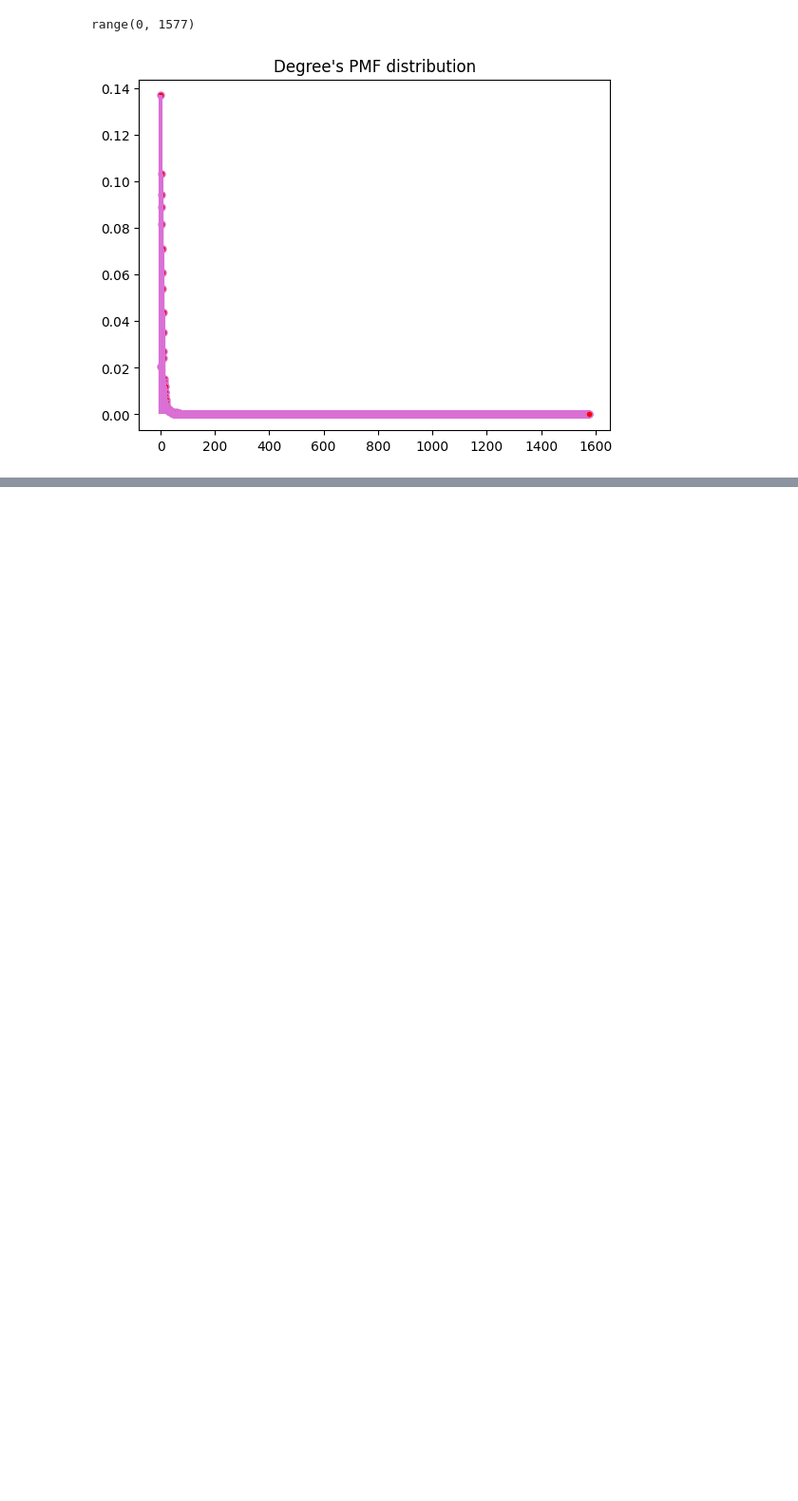
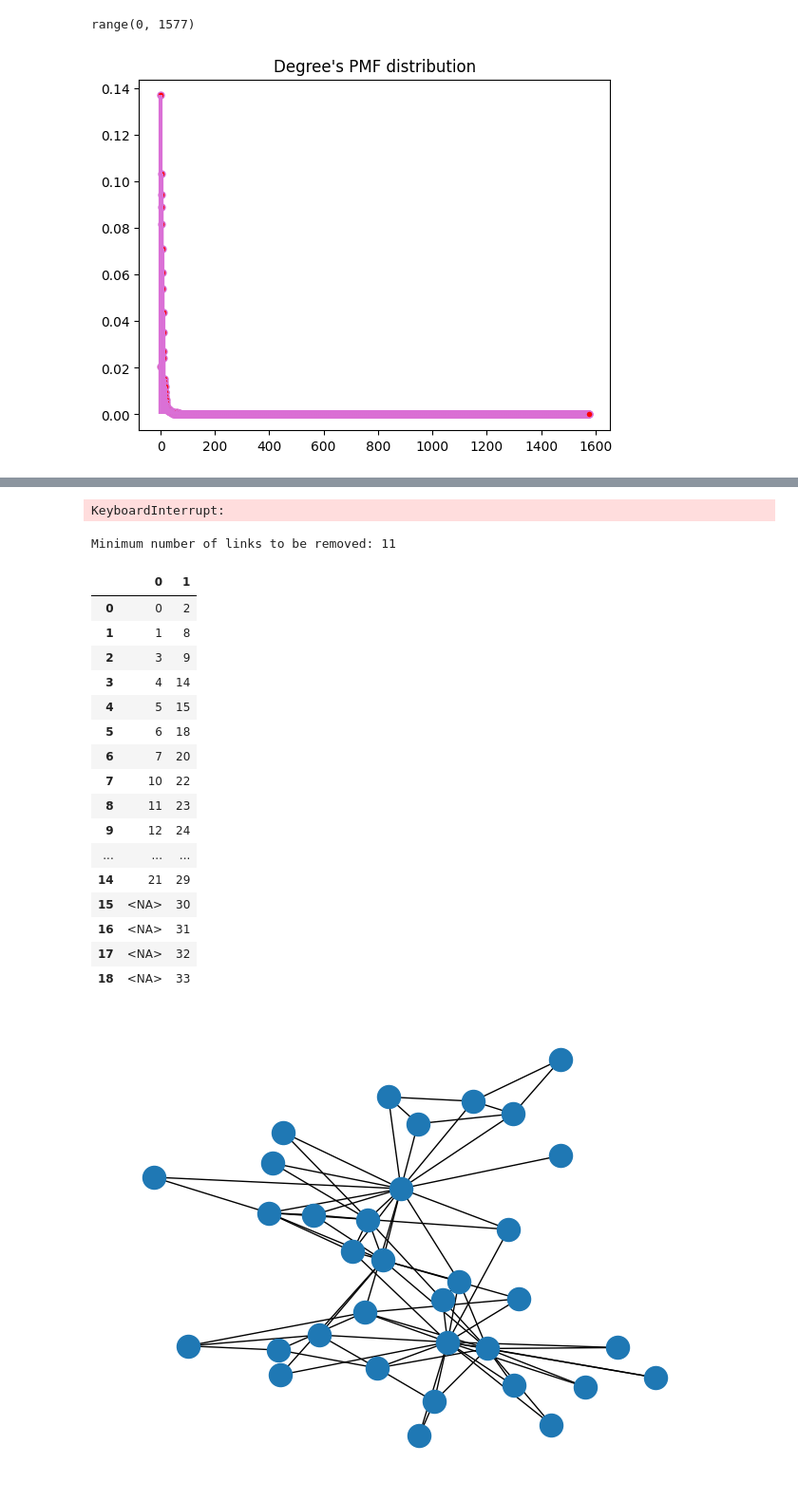
Before and after one commit to Engrima18/MarvelUniverseNetworks, a Jupyter notebook: mmiglia.ipynb, the cells around one changed output, grey strips where cells are left out. Shown at 95% size. Cells and saved outputs as stored; diff of their text form; code cells hidden in the pictures; blank space fills up the shorter version.

```diff
--- a/mmiglia.ipynb
+++ b/mmiglia.ipynb
@@ -112,0 +207,26 @@ range(0, 1577)
+# %%
+_,cc,_ =func5(graph1, 'CAPTAIN AMERICA','IRON MAN/TONY STARK', N=1000)
+# %% [output]
+KeyboardInterrupt:
+# %%
+viz5(nx.karate_club_graph(), '', '')
+# %% [output]
+Minimum number of links to be removed: 11
+|  | 0 | 1 |
+| 0 | 0 | 2 |
+| 1 | 1 | 8 |
+| 2 | 3 | 9 |
+| 3 | 4 | 14 |
+| 4 | 5 | 15 |
+| 5 | 6 | 18 |
+| 6 | 7 | 20 |
+| 7 | 10 | 22 |
+| 8 | 11 | 23 |
+| 9 | 12 | 24 |
+| ... | ... | ... |
+| 14 | 21 | 29 |
+| 15 | <NA> | 30 |
+| 16 | <NA> | 31 |
+| 17 | <NA> | 32 |
+| 18 | <NA> | 33 |
+[figure, added]
```
Also changed, not shown: parts of 5 cells of this notebook.
